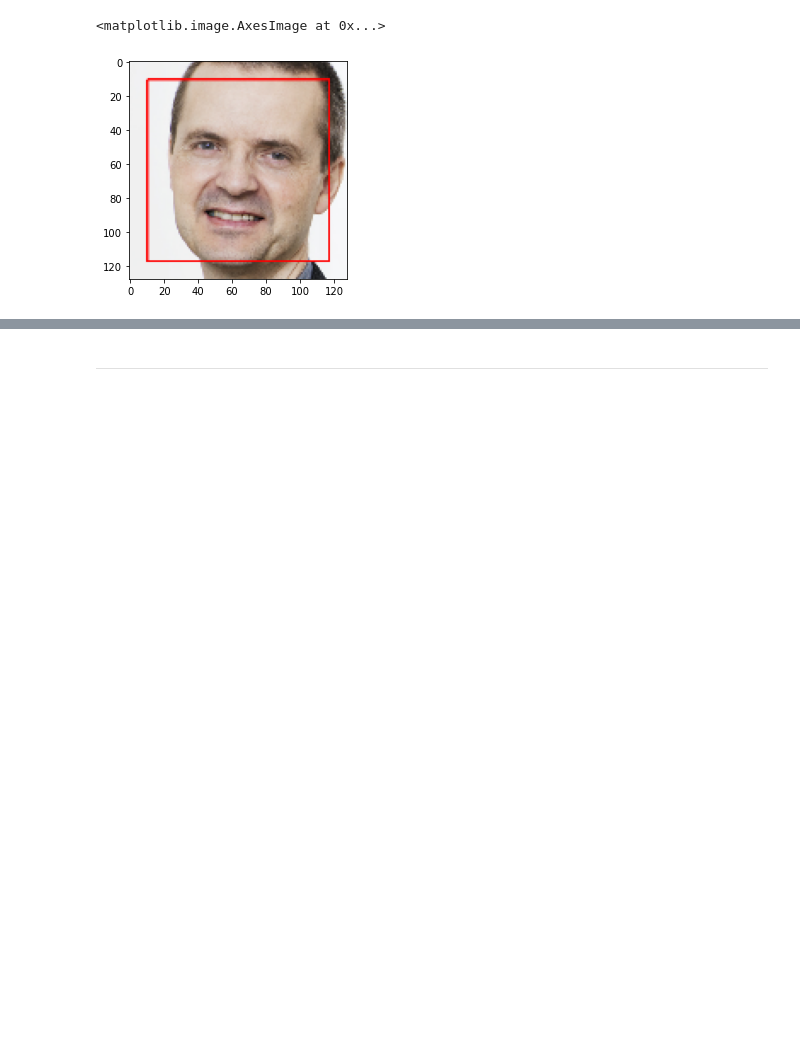
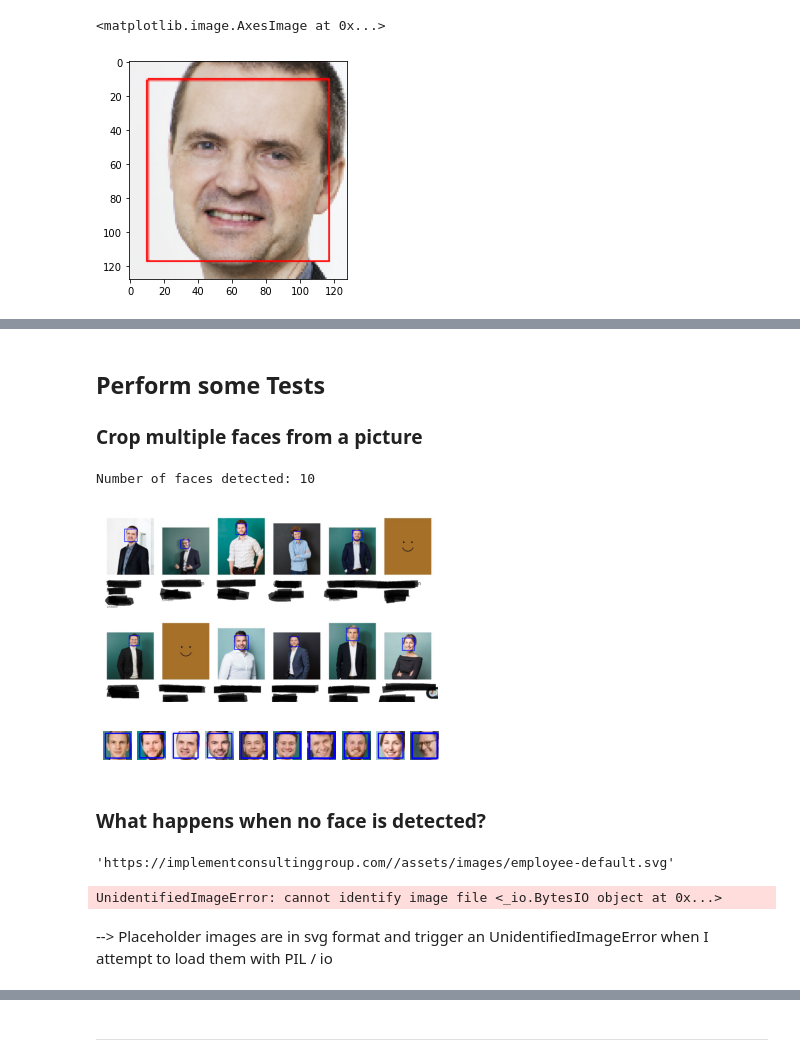
Before and after one commit to rbuerki/clone-a-consultant-with-GANs, a Jupyter notebook: dev/1-Retrieve_and_process_data.ipynb, the cells around one changed output, grey strips where cells are left out. Drawn from its saved outputs; the diff is of its cells as text; code cells hidden in the pictures; blank space fills up the shorter version.

```diff
--- a/dev/1-Retrieve_and_process_data.ipynb
+++ b/dev/1-Retrieve_and_process_data.ipynb
@@ -306,0 +213,57 @@ faceCrop('testPics/*.jpg',boxScale=1)
+# %% [markdown]
+## Perform some Tests
+
+### Crop multiple faces from a picture
+# %%
+multi_bgr = cv2.imread(str(Path.cwd().parent / "resources/test_image_multi.jpg"))
+multi_gray = cv2.cvtColor(multi_bgr, cv2.COLOR_BGR2GRAY)
+
+# Find faces in image
+faces = face_cascade.detectMultiScale(multi_gray)
+print('Number of faces detected:', len(faces))
+
+# Get bounding box for each detected face
+for (x,y,w,h) in faces:
+    # and add bounding box to color image
+    cv2.rectangle(multi_bgr,(x,y),(x+w,y+h),(255,0,0),2)
+
+# Convert BGR image to RGB for plotting
+multi_rgb = cv2.cvtColor(multi_bgr, cv2.COLOR_BGR2RGB)
+
+# Display the image, along with bounding box
+plt.imshow(multi_rgb)
+plt.axis("off")
+plt.show()
+# %% [output]
+Number of faces detected: 10
+[figure, added]
+# %%
+for n, cv_box in enumerate(faces):
+    x, y, w, h = cv_box
+    x_delta = int(max((scale_factor - 1) * w, 0))
+    y_delta = int(max((scale_factor - 1) * h, 0))
+
+    face = multi_rgb[
+        y - y_delta : y + y_delta + h, x - x_delta : x + x_delta + w
+    ].copy()
+
+    plt.subplot(1, len(faces), n+1)
+    plt.axis('off')
+    plt.imshow(face)
+# %% [output]
+[figure, added]
+# %% [markdown]
+### What happens when no face is detected?
+# %%
+path_to_pic = employees['modules'][7]['data']['media']['source']
+url_to_image = base_url + path_to_pic
+url_to_image
+# %% [output]
+'https://implementconsultinggroup.com//assets/images/employee-default.svg'
+# %%
+r = requests.get(url_to_image)
+pil_img = Image.open(BytesIO(r.content))
+# %% [output]
+UnidentifiedImageError: cannot identify image file <_io.BytesIO object at 0x...>
+# %% [markdown]
+--> Placeholder images are in svg format and trigger an UnidentifiedImageError when I attempt to load them with PIL / io
```
Also changed, not shown: parts of 23 cells of this notebook, 1 other file.
